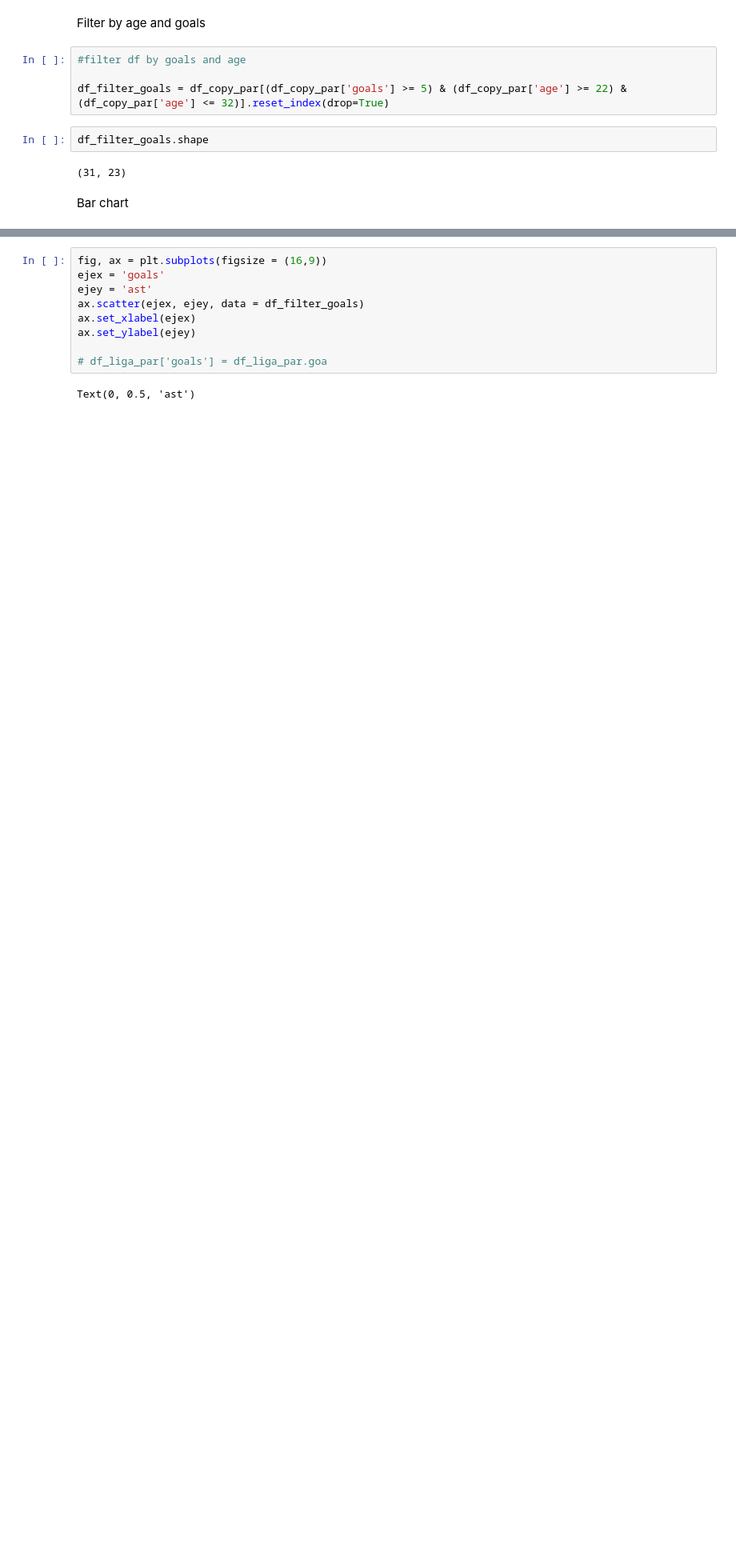
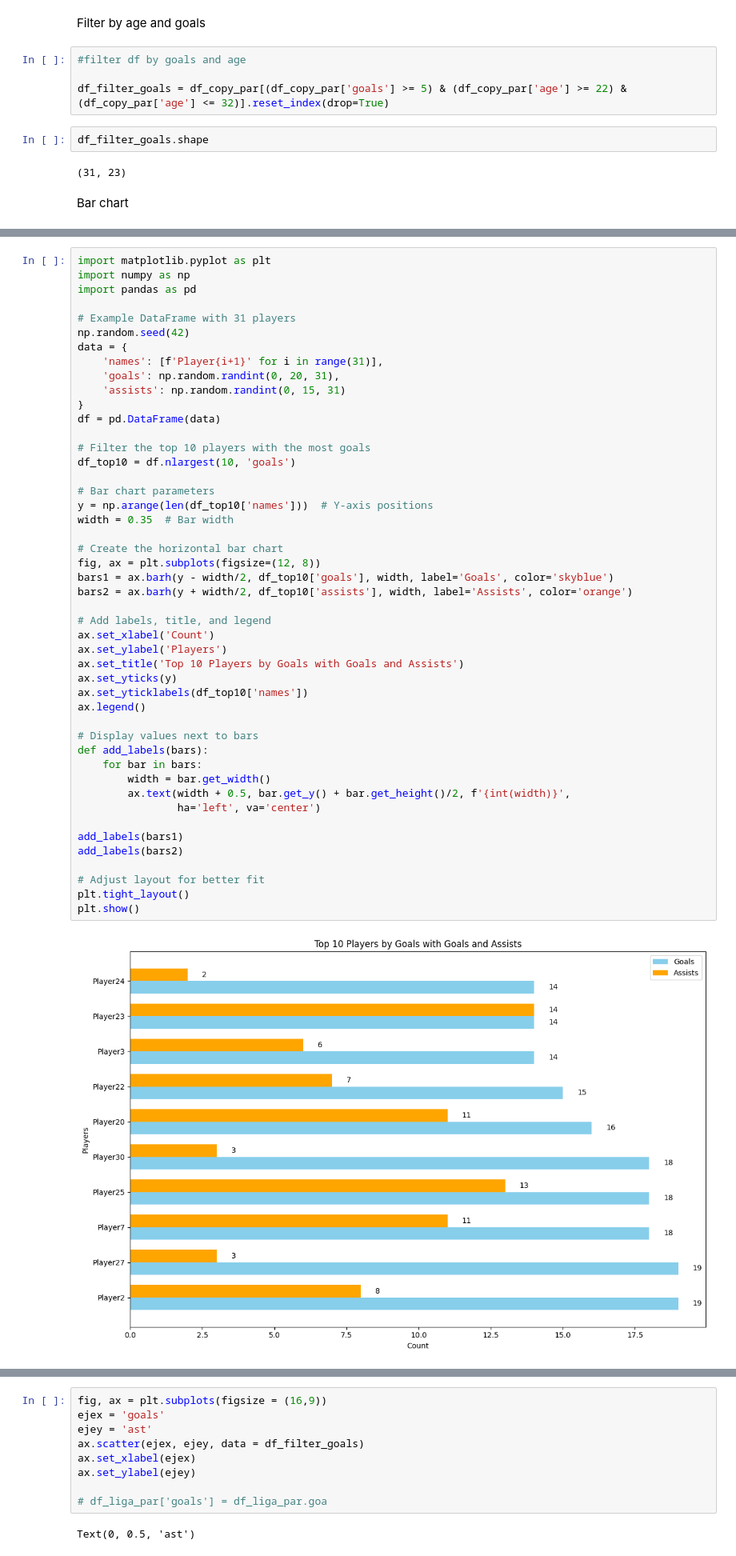
Before and after one commit to axelbol/football-analysis, a Jupyter notebook: twitter_content.ipynb, the cells around one changed output, grey strips where cells are left out. Shown at 80% size. Saved outputs shown, nothing was run; the diff lists cells and outputs as text; blank space fills up the shorter version.

```diff
--- a/twitter_content.ipynb
+++ b/twitter_content.ipynb
@@ -253,0 +349,49 @@ plt.show()
+# %%
+import matplotlib.pyplot as plt
+import numpy as np
+import pandas as pd
+
+# Example DataFrame with 31 players
+np.random.seed(42)
+data = {
+    'names': [f'Player{i+1}' for i in range(31)],
+    'goals': np.random.randint(0, 20, 31),
+    'assists': np.random.randint(0, 15, 31)
+}
+df = pd.DataFrame(data)
+
+# Filter the top 10 players with the most goals
+df_top10 = df.nlargest(10, 'goals')
+
+# Bar chart parameters
+y = np.arange(len(df_top10['names']))  # Y-axis positions
+width = 0.35  # Bar width
+
+# Create the horizontal bar chart
+fig, ax = plt.subplots(figsize=(12, 8))
+bars1 = ax.barh(y - width/2, df_top10['goals'], width, label='Goals', color='skyblue')
+bars2 = ax.barh(y + width/2, df_top10['assists'], width, label='Assists', color='orange')
+
+# Add labels, title, and legend
+ax.set_xlabel('Count')
+ax.set_ylabel('Players')
+ax.set_title('Top 10 Players by Goals with Goals and Assists')
+ax.set_yticks(y)
+ax.set_yticklabels(df_top10['names'])
+ax.legend()
+
+# Display values next to bars
+def add_labels(bars):
+    for bar in bars:
+        width = bar.get_width()
+        ax.text(width + 0.5, bar.get_y() + bar.get_height()/2, f'{int(width)}',
+                ha='left', va='center')
+
+add_labels(bars1)
+add_labels(bars2)
+
+# Adjust layout for better fit
+plt.tight_layout()
+plt.show()
+# %% [output]
+[figure, added]
```
Also changed, not shown: parts of 6 cells of this notebook.
